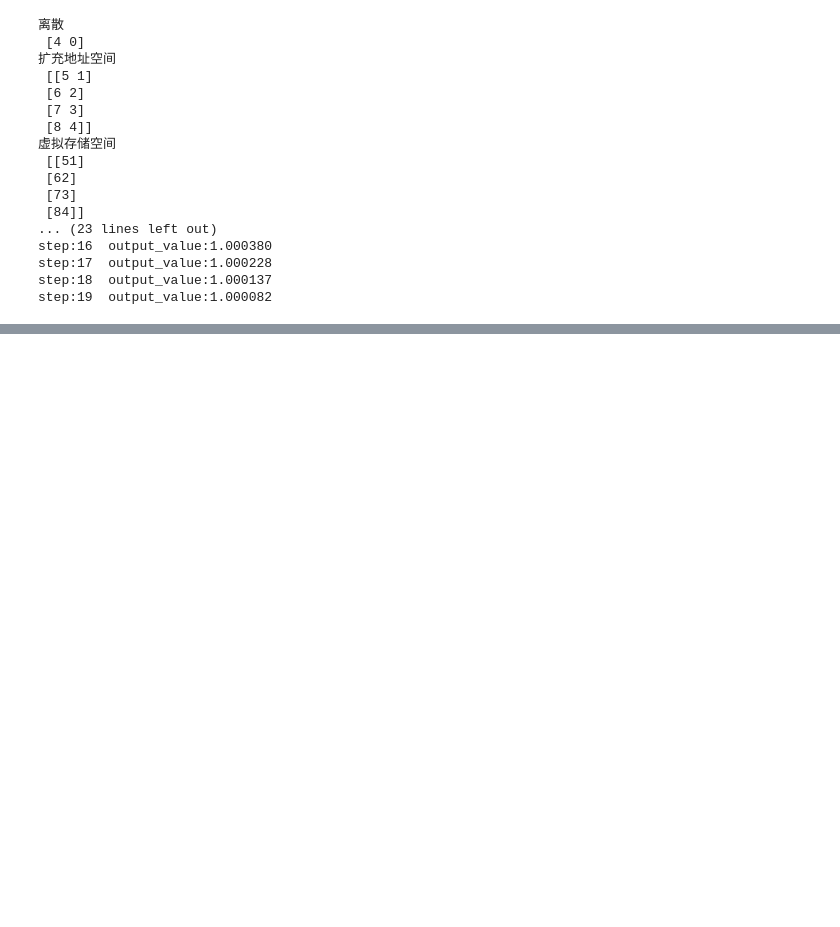
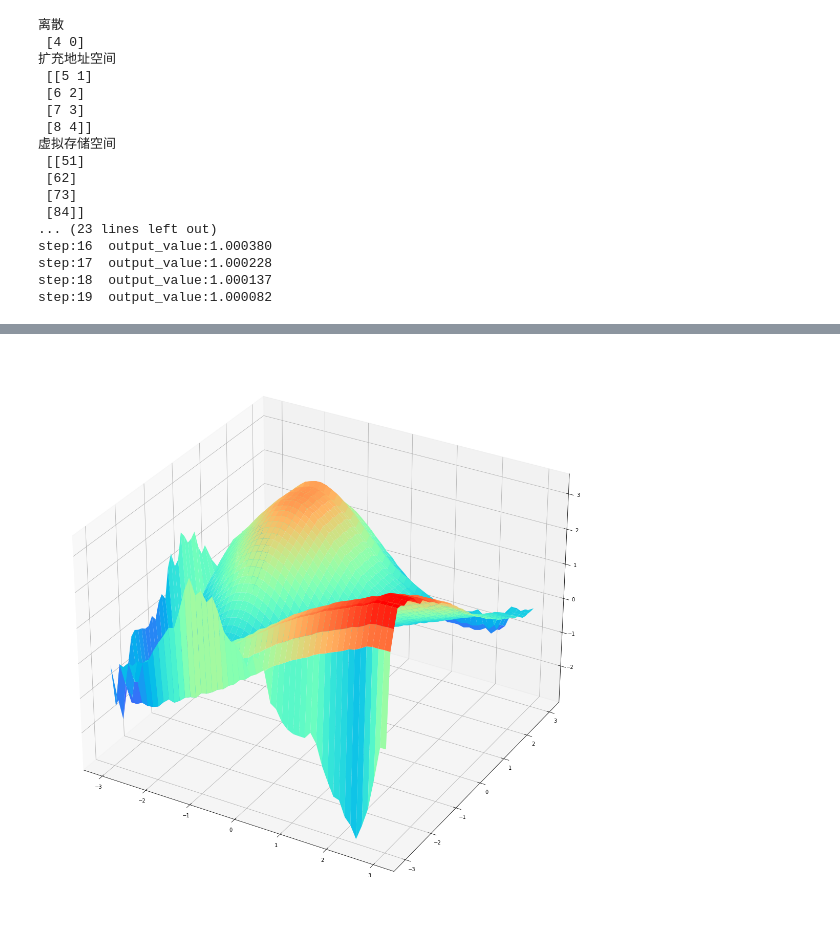
Before and after one commit to koolo233/NeuralNetworks, a Jupyter notebook: CMAC.ipynb, the cells around one changed output, grey strips where cells are left out. Saved outputs shown, nothing was run; the diff lists cells and outputs as text; code cells hidden in the pictures; blank space fills up the shorter version.

```diff
--- a/CMAC.ipynb
+++ b/CMAC.ipynb
@@ -442,0 +524,18 @@ step:19  output_value:1.000082
+# %%
+# 预测输出
+x1, x2 = np.meshgrid(np.linspace(-3, 3, 50), np.linspace(-3, 3, 50))
+val_true_y = np.sin(x1) * np.cos(x2)
+
+val_pred_y = np.zeros((50, 50))
+
+for i in range(50):
+    for j in range(50):
+        val_pred_y[i][j] = my_cmac.forward([x1[i][j], x2[i][j]])
+
+fig = plt.figure(figsize=(15, 15))
+axes3d = Axes3D(fig)
+axes3d.plot_surface(x1, x2, val_pred_y, cmap="rainbow")
+# axes3d.plot_surface(x1, x2, val_true_y, cmap="gray", alpha=0.5)
+plt.show()
+# %% [output]
+[figure, added]
```
Also changed, not shown: parts of 5 cells of this notebook.
